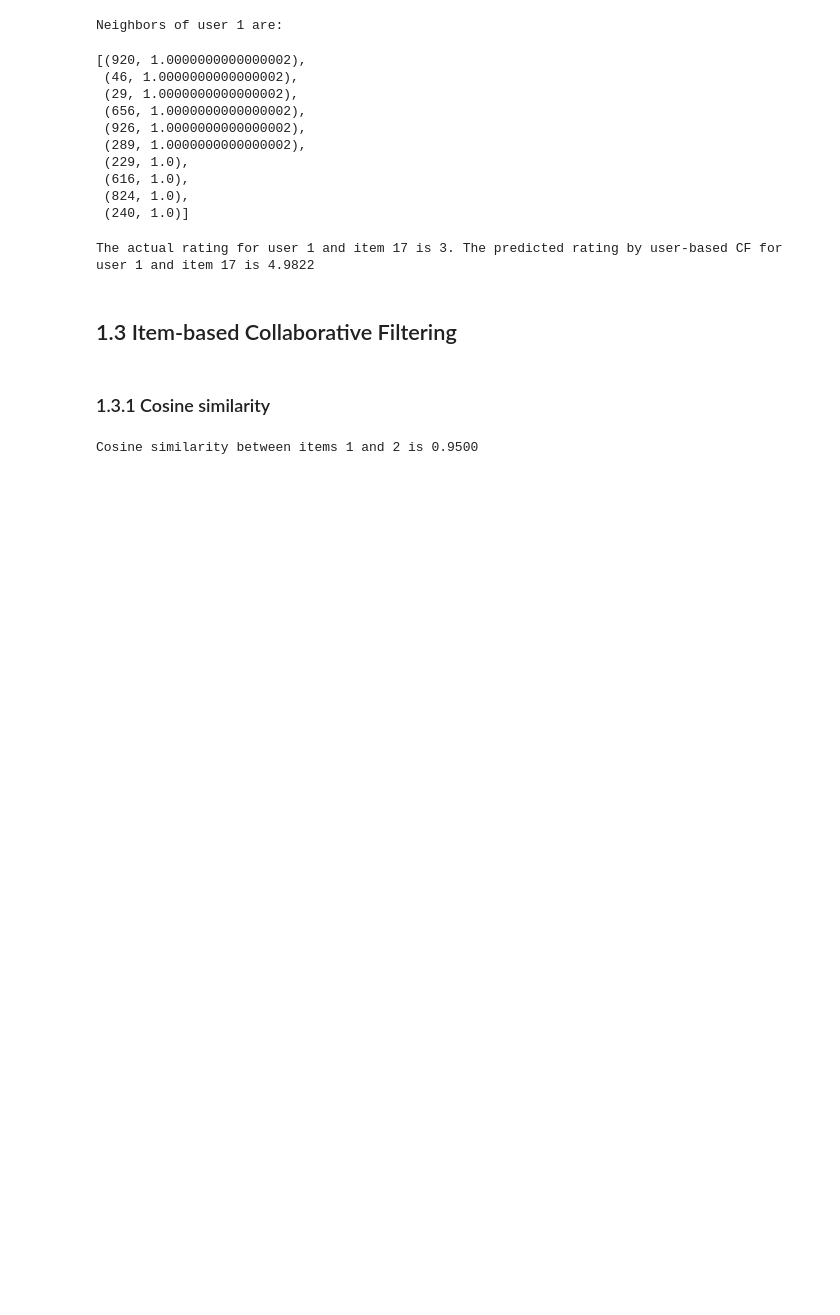
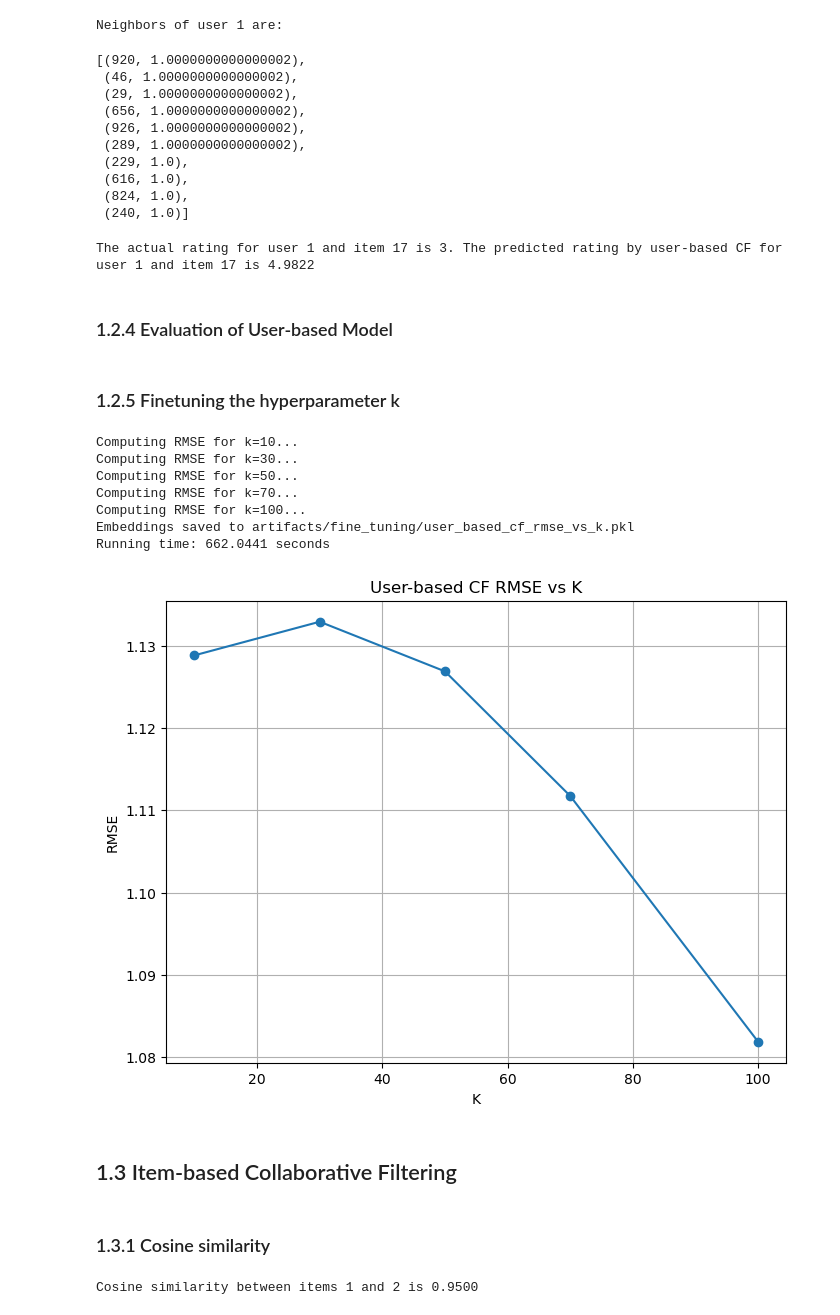
Before and after one commit to HJYblur/RecommenderSystem, a Jupyter notebook: Project-RecSys/group2.ipynb, the cells around one changed output. Drawn from its saved outputs; the diff is of its cells as text; code cells hidden in the pictures; blank space fills up the shorter version.

Commit message:
Add: fine-tuning for previous models

```diff
--- a/Project-RecSys/group2.ipynb
+++ b/Project-RecSys/group2.ipynb
@@ -96,6 +96,15 @@ np.random.seed(42)
 print("Libraries imported successfully!")
 # %% [output]
 Libraries imported successfully!
+# %%
+def plot(x, y, title, xlabel, ylabel):
+    plt.figure(figsize=(8,6))
+    plt.plot(x, y, marker='o')
+    plt.title(title)
+    plt.xlabel(xlabel)
+    plt.ylabel(ylabel)
+    plt.grid(True)
+    plt.show()
 # %% [markdown]
 # Load dataset
 # %%
@@ -693,3 +764,5 @@ target_user, target_item, k = 1, 17, 50
 print(f"The actual rating for user {target_user} and item {target_item} is 3. The predicted rating by user-based CF for user {target_user} and item {target_item} is {predict_rating_user_based(train_data, user_similarity_matrix, target_user, target_item, k):.4f}")
 # %% [output]
 The actual rating for user 1 and item 17 is 3. The predicted rating by user-based CF for user 1 and item 17 is 4.9822
+# %% [markdown]
+### 1.2.4 Evaluation of User-based Model
@@ -696,3 +799,32 @@ The actual rating for user 1 and item 17 is 3. The predicted rating by user-base
+# %% [markdown]
+### 1.2.5 Finetuning the hyperparameter k
+# %%
+K = [10,30,50,70,100]
+
+data_path = "artifacts/fine_tuning/user_based_cf_rmse_vs_k.pkl"
+if os.path.exists(data_path):
+    user_based_RMSEs = utils.load_embeddings(data_path)
+    print("Loaded user_based_RMSEs from file.")
+else:
+    start_time = time.time()
+    user_based_RMSEs = []
+    for k in K:
+        print(f'Computing RMSE for k={k}...')
+        user_based_RMSEs.append(evaluate_user_cf_rating_prediction(train_data, test_data, user_similarity_matrix, k))
+    utils.save_embeddings(user_based_RMSEs, data_path)
+    end_time = time.time()
+    print(f'Running time: {end_time - start_time:.4f} seconds')
+
+plot(K, user_based_RMSEs, 'User-based CF RMSE vs K', 'K', 'RMSE')
+# %% [output]
+Computing RMSE for k=10...
+Computing RMSE for k=30...
+Computing RMSE for k=50...
+Computing RMSE for k=70...
+Computing RMSE for k=100...
+Embeddings saved to artifacts/fine_tuning/user_based_cf_rmse_vs_k.pkl
+Running time: 662.0441 seconds
+[figure, added]
 # %% [markdown]
 ## 1.3 Item-based Collaborative Filtering
 # %% [markdown]
```
Also changed, not shown: parts of 31 cells of this notebook, 6 other files.
